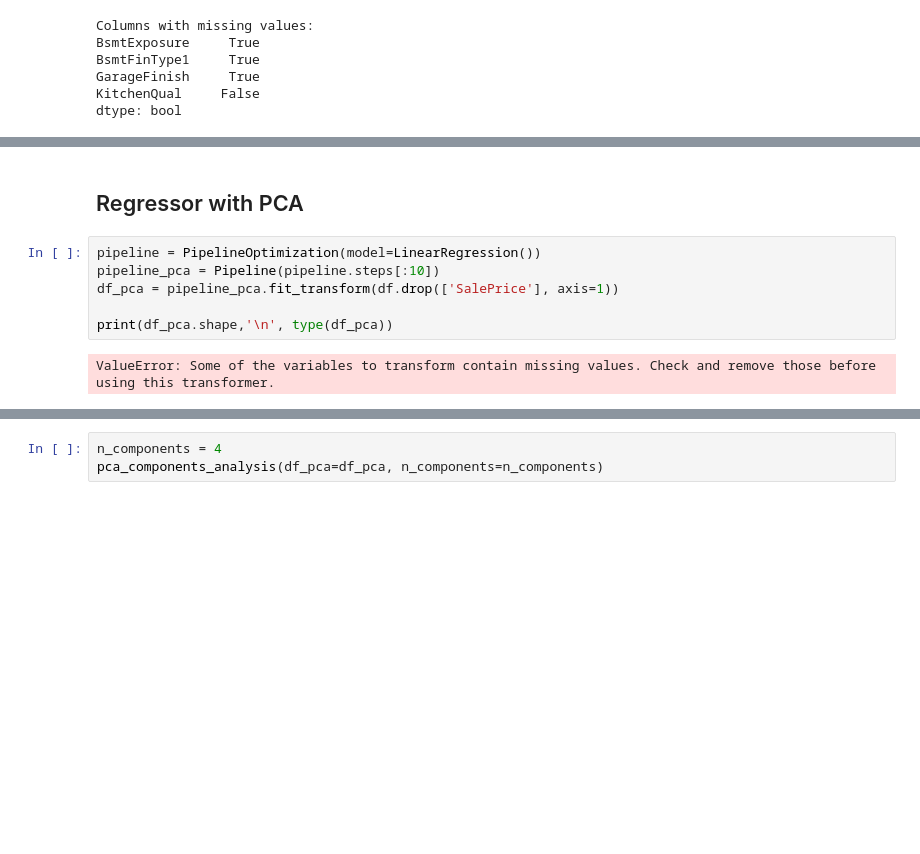
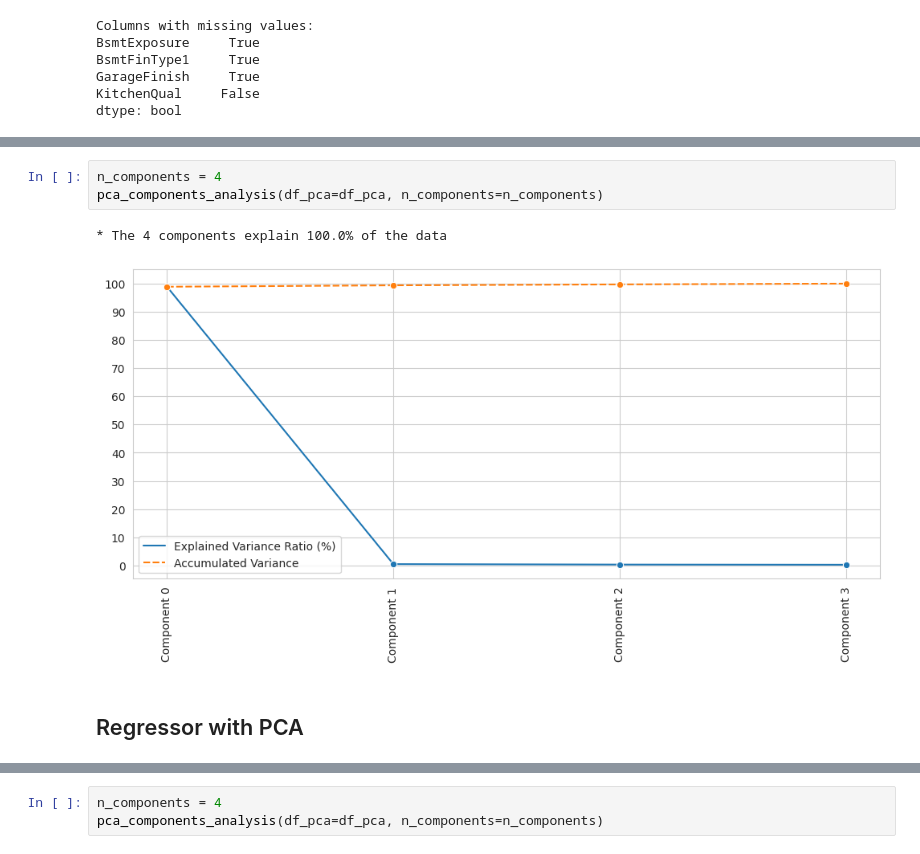
Before and after one commit to BjornL1/heritage-housing2, a Jupyter notebook: jupyter_notebooks/05 - ModelEvaluteRegr_PredictPrice.ipynb, the cells around one changed output, grey strips where cells are left out. Drawn from its saved outputs; the diff is of its cells as text; blank space fills up the shorter version.

```diff
--- a/jupyter_notebooks/05 - ModelEvaluteRegr_PredictPrice.ipynb
+++ b/jupyter_notebooks/05 - ModelEvaluteRegr_PredictPrice.ipynb
@@ -667,10 +667,8 @@ pca_components_analysis(df_pca=df_pca, n_components=n_components)
+# %%
+n_components = 4
+pca_components_analysis(df_pca=df_pca, n_components=n_components)
+# %% [output]
+* The 4 components explain 100.0% of the data
+[figure, added]
 # %% [markdown]
 ## Regressor with PCA
-# %%
-pipeline = PipelineOptimization(model=LinearRegression())
-pipeline_pca = Pipeline(pipeline.steps[:10])
-df_pca = pipeline_pca.fit_transform(df.drop(['SalePrice'], axis=1))
-
-print(df_pca.shape,'\n', type(df_pca))
-# %% [output]
-ValueError: Some of the variables to transform contain missing values. Check and remove those before using this transformer.
```
Also changed, not shown: parts of 14 cells of this notebook, 5 other files.
